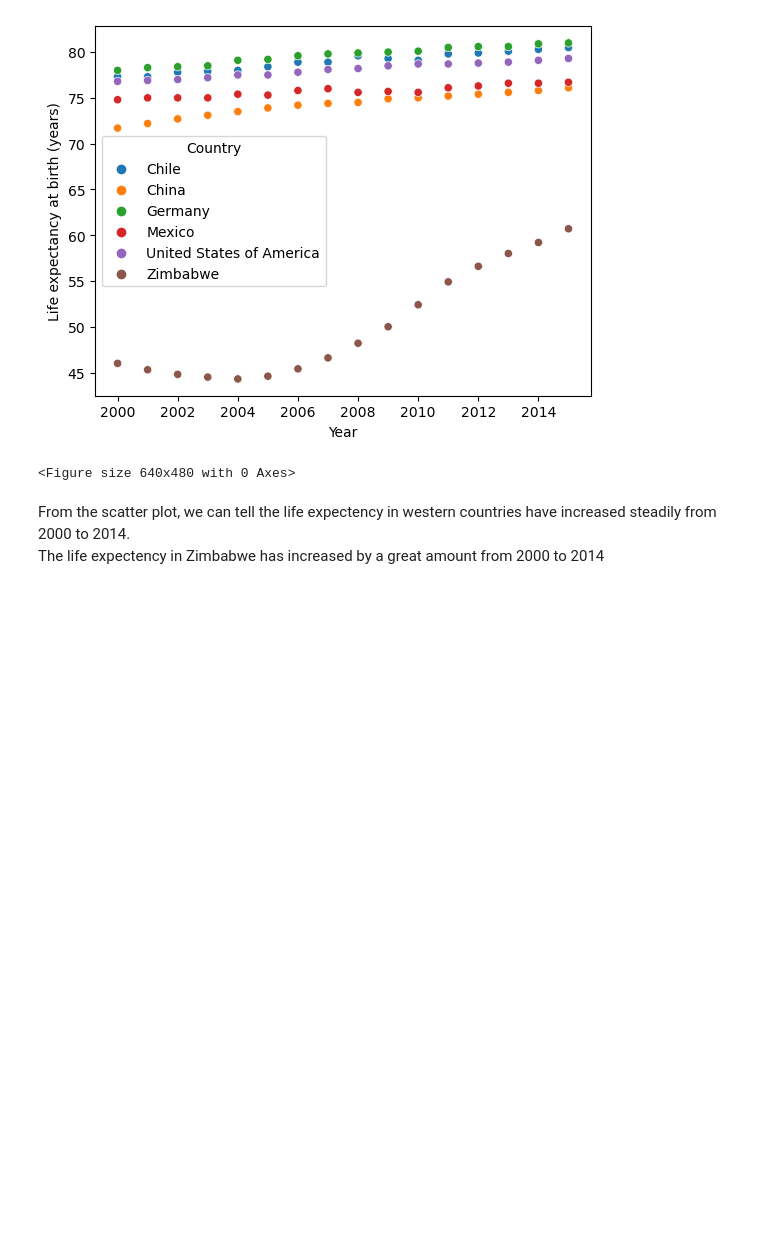
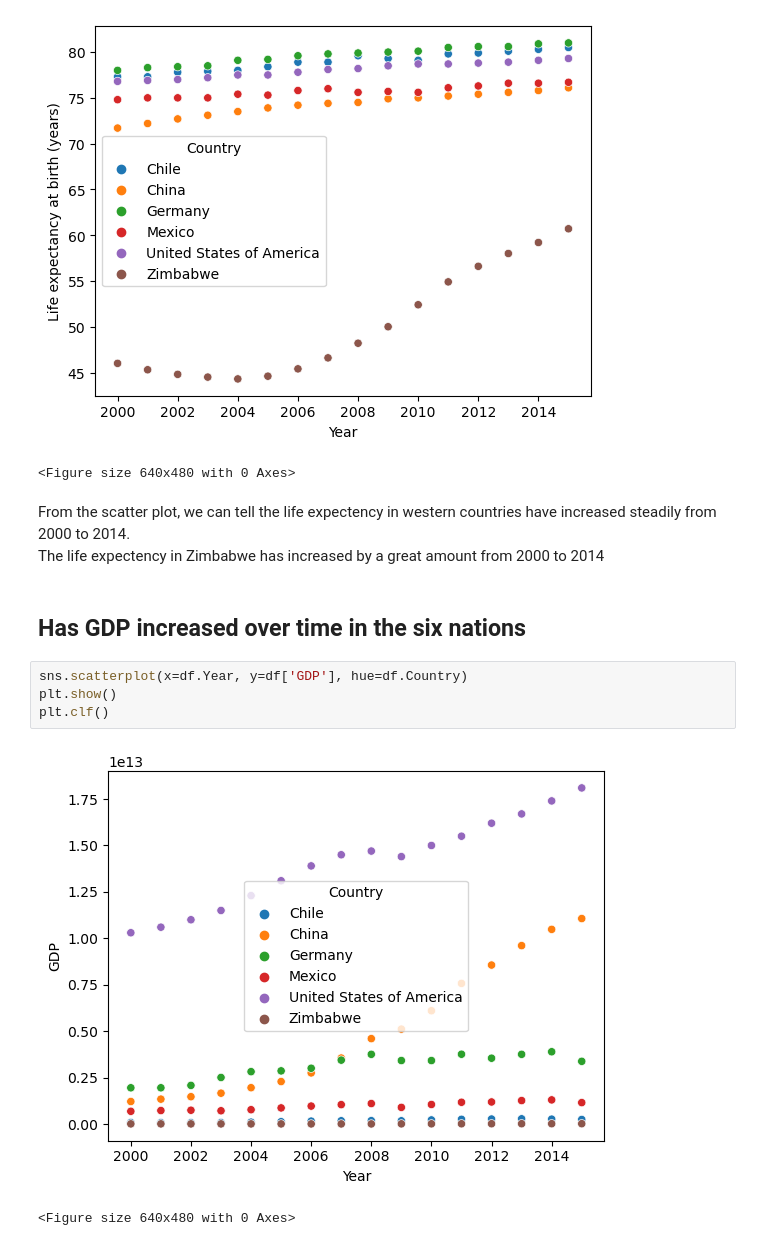
Before and after one commit to des-afari/Life-Expectancy-and-GDP-Starter, a Jupyter notebook: life_expectancy_gdp.ipynb, the cells around one changed output. Drawn from its saved outputs; the diff is of its cells as text; blank space fills up the shorter version.

```diff
--- a/life_expectancy_gdp.ipynb
+++ b/life_expectancy_gdp.ipynb
@@ -45,3 +45,12 @@ plt.clf()
 # %% [markdown]
 From the scatter plot, we can tell the life expectency in western countries have increased steadily from 2000 to 2014. \
 The life expectency in Zimbabwe has increased by a great amount from 2000 to 2014
+# %% [markdown]
+## Has GDP increased over time in the six nations
+# %%
+sns.scatterplot(x=df.Year, y=df['GDP'], hue=df.Country)
+plt.show()
+plt.clf()
+# %% [output]
+[figure, added]
+<Figure size 640x480 with 0 Axes>
```
Also changed, not shown: parts of 1 cell of this notebook.
